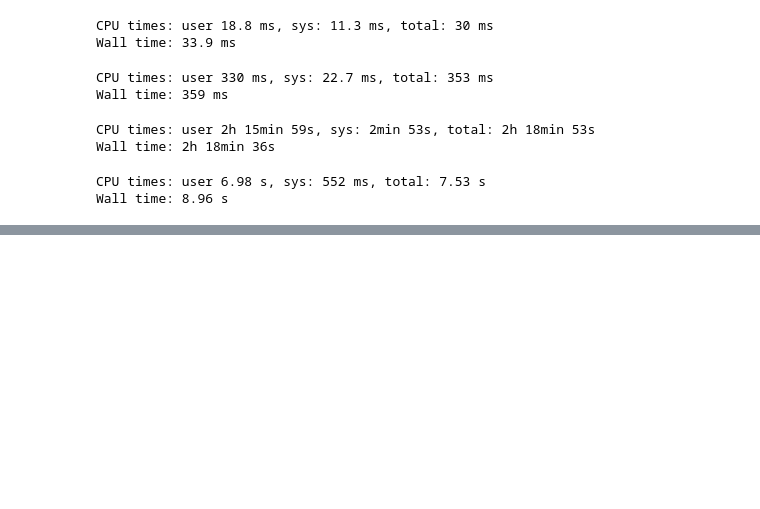
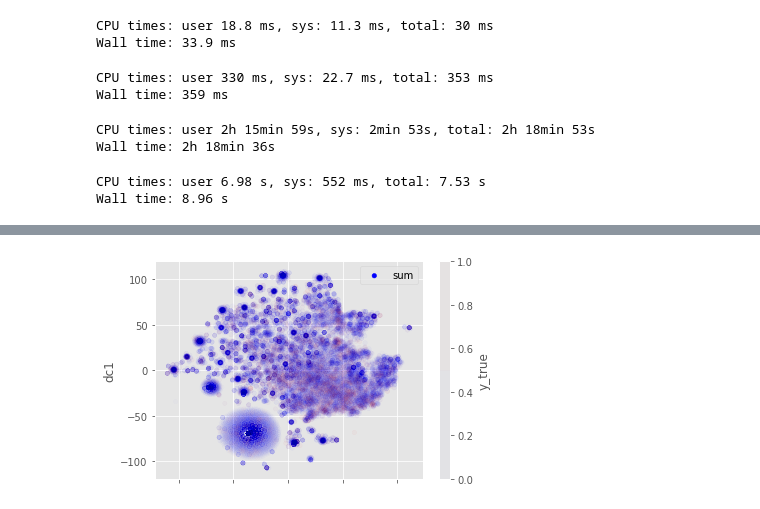
Before and after one commit to JuhongPark/mimic-readmission, a Jupyter notebook: nlp/nlp-bc5cdr.ipynb, the cells around one changed output, grey strips where cells are left out. Drawn from its saved outputs; the diff is of its cells as text; code cells hidden in the pictures; blank space fills up the shorter version.

```diff
--- a/nlp/nlp-bc5cdr.ipynb
+++ b/nlp/nlp-bc5cdr.ipynb
@@ -188,0 +285,7 @@ result_df.head()
+# %%
+wv_sum_dc2.plot.scatter(x='dc0', y='dc1', alpha=.01, label='sum', c='y_true', cmap=colors.ListedColormap(['blue', 'red']))
+leg = plt.legend()
+for lh in leg.legendHandles:
+    lh.set_alpha(1)
+# %% [output]
+[figure, added]
```
Also changed, not shown: parts of 39 cells of this notebook.
